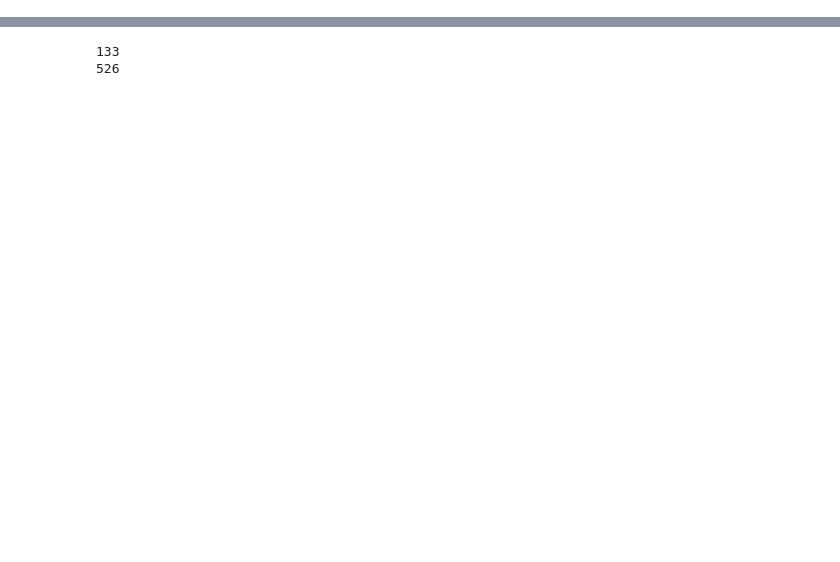
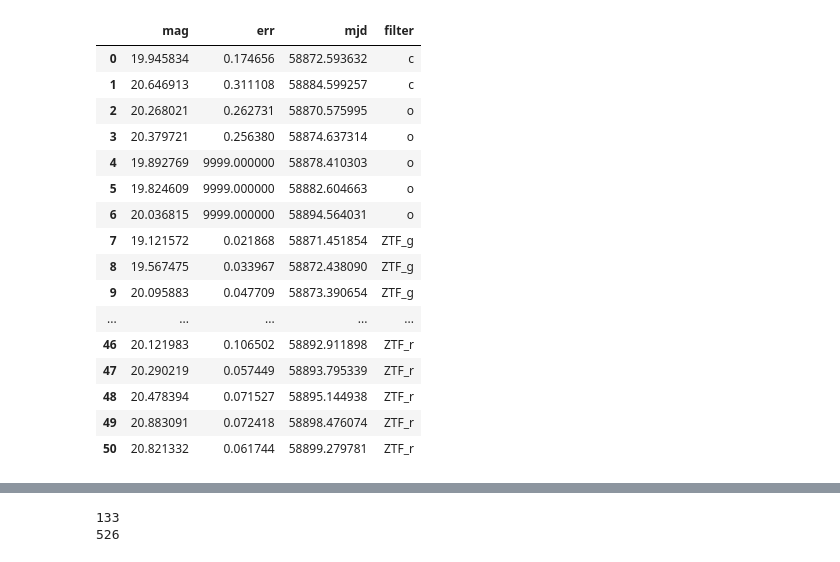
Before and after one commit to aec3675/ztf_IIb, a Jupyter notebook: cleaning/outputs/plot_cleaned.ipynb, the cells around one changed output, grey strips where cells are left out. Cells and saved outputs as stored; diff of their text form; code cells hidden in the pictures; blank space fills up the shorter version.

```diff
--- a/cleaning/outputs/plot_cleaned.ipynb
+++ b/cleaning/outputs/plot_cleaned.ipynb
@@ -327,0 +240,50 @@ See the caveats in the documentation: https://pandas.pydata.org/pandas-docs/stab
+# %%
+#converting atlas data dict into dataframe
+# to export to mcmc fitting
+
+#atlas
+sn20ano_clean_df = pd.DataFrame(columns=['mag','err','mjd','filter'])
+
+for i in range(len(sn20ano_at_clean['c'])):
+    data = list(sn20ano_at_clean['c'][i].values())
+    data.append('c')
+    sn20ano_clean_df.loc[len(sn20ano_clean_df.index)] = data
+
+for i in range(len(sn20ano_at_clean['o'])):
+    data = list(sn20ano_at_clean['o'][i].values())
+    data.append('o')
+    sn20ano_clean_df.loc[len(sn20ano_clean_df.index)] = data
+
+#doing the same for ztf
+sn20ano_ztf_clean_df = pd.DataFrame(columns=['mag','err','mjd','filter'])
+for filt in sn20ano_ztf_clean.keys():
+    for i in range(len(sn20ano_ztf_clean[filt])):
+        data = list(sn20ano_ztf_clean[filt][i].values())
+        data.append(filt)
+        sn20ano_clean_df.loc[len(sn20ano_clean_df.index)] = data
+
+#ignoring i-band for now
+iband = (sn20ano_clean_df['filter']=='ZTF_i')
+zeromag = (sn20ano_clean_df['mag']==0)
+snthere = ((58870.5<=sn20ano_clean_df['mjd'])&(sn20ano_clean_df['mjd']<=58899.5))
+
+sn20ano_clean_df_export = sn20ano_clean_df[(~iband)&(~zeromag)&(snthere)].reset_index(drop=True)
+sn20ano_clean_df_export
+# %% [output]
+|  | mag | err | mjd | filter |
+| 0 | 19.945834 | 0.174656 | 58872.593632 | c |
+| 1 | 20.646913 | 0.311108 | 58884.599257 | c |
+| 2 | 20.268021 | 0.262731 | 58870.575995 | o |
+| 3 | 20.379721 | 0.256380 | 58874.637314 | o |
+| 4 | 19.892769 | 9999.000000 | 58878.410303 | o |
+| 5 | 19.824609 | 9999.000000 | 58882.604663 | o |
+| 6 | 20.036815 | 9999.000000 | 58894.564031 | o |
+| 7 | 19.121572 | 0.021868 | 58871.451854 | ZTF_g |
+| 8 | 19.567475 | 0.033967 | 58872.438090 | ZTF_g |
+| 9 | 20.095883 | 0.047709 | 58873.390654 | ZTF_g |
+| ... | ... | ... | ... | ... |
+| 46 | 20.121983 | 0.106502 | 58892.911898 | ZTF_r |
+| 47 | 20.290219 | 0.057449 | 58893.795339 | ZTF_r |
+| 48 | 20.478394 | 0.071527 | 58895.144938 | ZTF_r |
+| 49 | 20.883091 | 0.072418 | 58898.476074 | ZTF_r |
+| 50 | 20.821332 | 0.061744 | 58899.279781 | ZTF_r |
```
Also changed, not shown: parts of 10 cells of this notebook, 2 other files.
